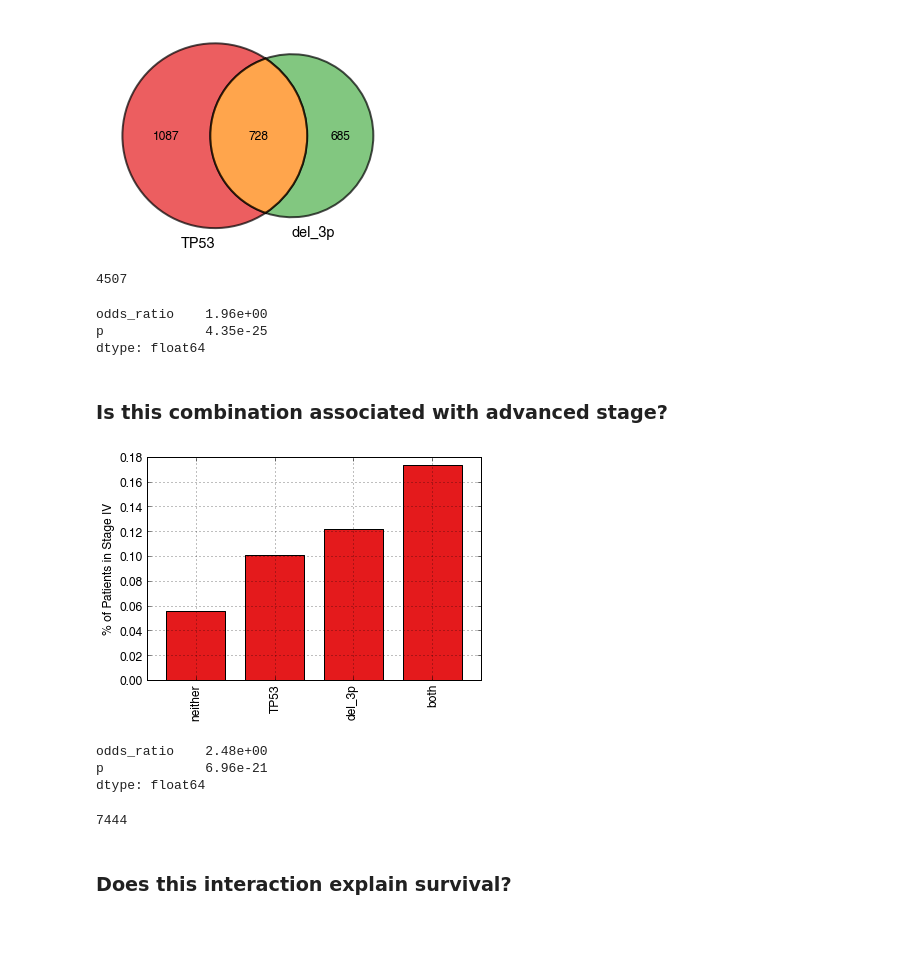
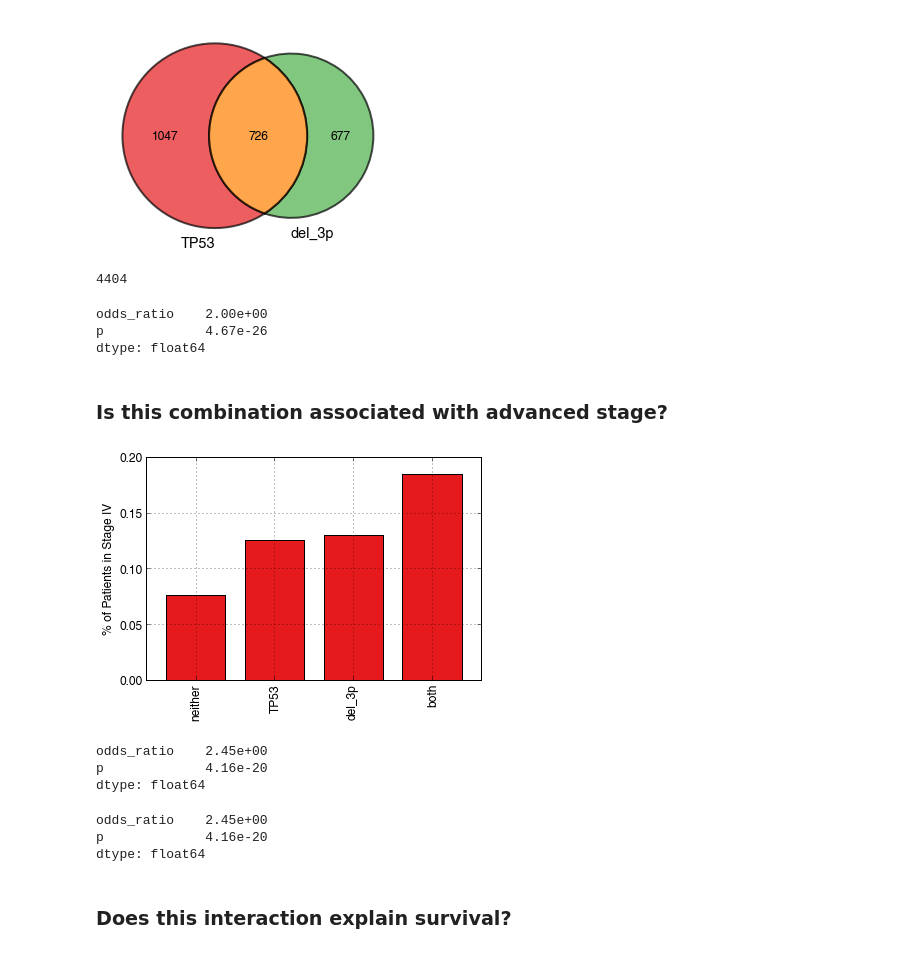
Before and after one commit to theandygross/TCGA, a Jupyter notebook: Analysis_Notebooks/PANCAN_cohort.ipynb, the cells around one changed output. Cells and saved outputs as stored; diff of their text form; code cells hidden in the pictures.

```diff
--- a/Analysis_Notebooks/PANCAN_cohort.ipynb
+++ b/Analysis_Notebooks/PANCAN_cohort.ipynb
@@ -33,14 +36,3 @@ for cancer,clin in clinical.iteritems():
-# %%
-from Data.ProcessClinicalDataPortal import update_clinical_object
-
-clinical = {c: cancer.load_clinical() for c, cancer in cancers.iteritems()}
-for cancer,clin in clinical.iteritems():
-    try:
-        path  = params['OUT_PATH'] + '/Followup_R3/' + cancer + '/'
-        clinical[cancer] = update_clinical_object(clin, path)
-    except:
-        print cancer
-        do_nothing = True
 # %% [markdown]
 ## Format combined survival objects
 # %%
@@ -92,6 +81,3 @@ p = '../Data/MAFs//mega_maf.csv'
-# %%
-all_mut = pd.read_csv(p, index_col=0, low_memory=False)
-all_mut = all_mut[all_mut.Tumor_Sample_Barcode.apply(lambda s: s[13:16]) == '01A']
 # %% [markdown]
 all_mut.Variant_Classification.value_counts()
 # %%
@@ -303,9 +292,10 @@ stage = pd.concat(s.values())
 stage = stage.groupby(level=0).first()
 stage = stage.dropna().map(lambda s: s.replace('A','').replace('B','').replace('C',''))
 stage = stage.dropna().map(lambda s: s.replace('1','').replace('2',''))
+stage = stage.replace('stage iic','stage ii')
 stage = stage.ix[age.index].fillna('missing')
 stage = stage.str.lower()
-stage = stage.replace(['stage x','stage tis','i or ii nos', 'stage 0'], nan).dropna()
+stage = stage.replace(['[unknown]','stage x','stage tis','i or ii nos', 'stage 0'], nan).dropna()
 stage.name = 'stage'
 # %%
 survival_and_stats(stage.ix[true_index(nn)].dropna(), surv_5y)
@@ -365,6 +355,8 @@ keepers = true_index((filters > 0).sum(1) == 0)
 keepers = keepers.intersection(surv_5y.unstack().index)
 keepers = keepers.intersection(p53_new.index).intersection(cn_all.columns)
 keepers = keepers.intersection(codes.index)
+# %%
+stage = stage.ix[keepers].fillna('missing')
 # %%
 len(keepers)
 # %% [output]
@@ -503,21 +499,21 @@ venn_pandas(del_3p.ix[del_3p.index.diff(true_index(codes=='HNSC'))].dropna() < 0
 # %%
 len(combine(del_3p.ix[combo.index.diff(true_index(codes=='HNSC'))] < 0, p53_mut>0))
 # %% [output]
-4507
+4404
 # %%
 fisher_exact_test(del_3p.ix[combo.index.diff(true_index(codes=='HNSC'))] < 0, p53_mut>0)
 # %% [output]
-odds_ratio    1.96e+00
-p             4.35e-25
+odds_ratio    2.00e+00
+p             4.67e-26
 dtype: float64
 # %% [markdown]
 ### Is this combination associated with advanced stage?
 # %%
 combo_all = combine(p53_all>0, del_3p_all<0)
 combo_all.name = 'TP53 / 3p14'
-ct = pd.crosstab(combo_all, stage[stage != 'M']=='stage iv').T
+ct = pd.crosstab(combo_all, stage[stage != 'missing']=='stage iv').T
 (ct.ix[True] / (1.*ct.sum())).order().plot(kind='bar');
 plt.ylabel('% of Patients in Stage IV')
 plt.xlabel('');
 # %% [output]
-[figure, old version]
+[figure, new version]
@@ -525,13 +523,16 @@ plt.xlabel('');
 combo_all = combine(p53_all>0, del_3p_all<0)
 fisher_exact_test(combo_all=='both', stage[stage != 'M']=='stage iv')
 # %% [output]
-odds_ratio    2.48e+00
-p             6.96e-21
+odds_ratio    2.45e+00
+p             4.16e-20
 dtype: float64
-# %%
-len(combo_all)
-# %% [output]
-7444
+# %%
+combo_all = combine(p53_all>0, del_3p_all<0)
+fisher_exact_test(combo_all=='both', stage[stage != 'M']=='stage iv')
+# %% [output]
+odds_ratio    2.45e+00
+p             4.16e-20
+dtype: float64
 # %% [markdown]
 ### Does this interaction explain survival?
 # %% [markdown]
```
Also changed, not shown: parts of 82 cells of this notebook, 6 other files.
